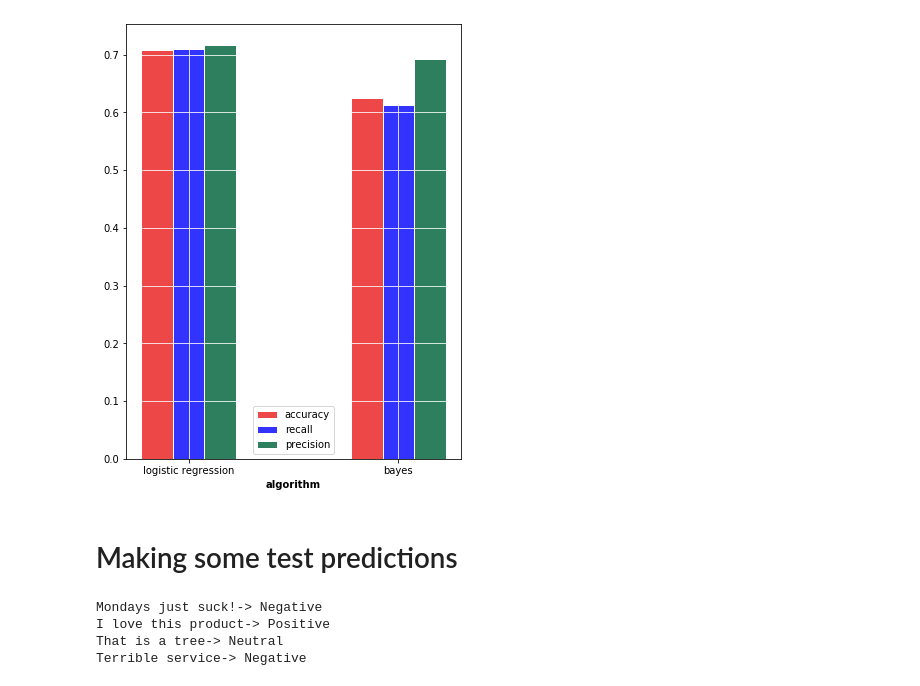
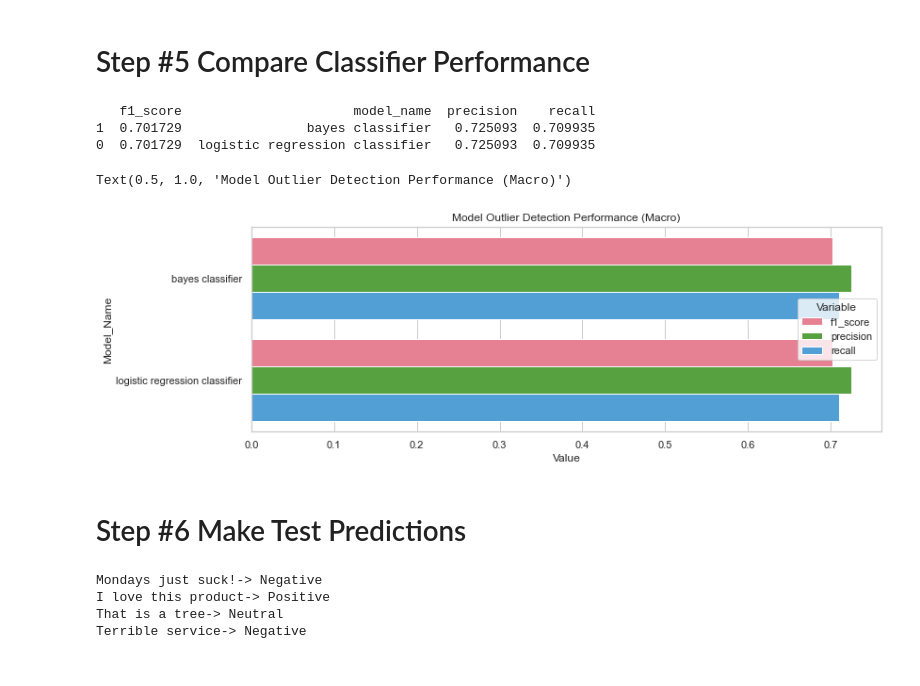
Before and after one commit to flo7up/relataly-public-python-tutorials, a Jupyter notebook: 013 Simple Sentiment Analysis using Bayes and Logistic Regression.ipynb, the cells around one changed output. Cells and saved outputs as stored; diff of their text form; code cells hidden in the pictures.

```diff
--- a/013 Simple Sentiment Analysis using Bayes and Logistic Regression.ipynb
+++ b/013 Simple Sentiment Analysis using Bayes and Logistic Regression.ipynb
@@ -167,49 +174,22 @@ weighted avg   0.693337  0.624788  0.612674  3534.000000
-# %%
-# Plotting the data
-
-# Preparing bayes classifier metrics
-bayes_precision = results_df_bayes['precision'].at['weighted avg']
-bayes_f1_score = results_df_bayes['f1-score'].at['weighted avg']
-bayes_accuracy = results_df_bayes['recall'].at['weighted avg']
-
-# Preparing logistic regression classifier metrics
-log_precision = results_df_log['precision'].at['weighted avg']
-log_f1_score = results_df_log['f1-score'].at['weighted avg']
-log_accuracy = results_df_log['recall'].at['weighted avg']
-
-# Preparing the plot
-fig, ax1 = plt.subplots(figsize=(6, 8))
-
-# set width of bar
-barWidth = 0.15
-
-# set height of bar
-accuracy = [log_accuracy, bayes_accuracy]
-f1_score = [log_f1_score, bayes_f1_score]
-precision = [log_precision, bayes_precision]
-
-# Set position of bar on X axis
-r1 = np.arange(2)
-r2 = [x + barWidth for x in r1]
-r3 = [x + barWidth for x in r2]
-
-# Make the plot
-plt.bar(r1, accuracy, color='#EE4747', width=barWidth, edgecolor='white', label='accuracy')
-plt.bar(r2, f1_score, color='#3333ff', width=barWidth, edgecolor='white', label='recall')
-plt.bar(r3, precision, color='#2d7f5e', width=barWidth, edgecolor='white', label='precision')
-
-# Add xticks on the middle of the group bars
-plt.xlabel('algorithm', fontweight='bold')
-plt.xticks([r + barWidth for r in range(len(accuracy))], ['logistic regression', 'bayes'])
-
-# Create legend & Show graphic
-plt.legend()
-plt.grid(color='white')
-plt.show()
-# %% [output]
-[figure, removed]
-# %% [markdown]
-# Making some test predictions
+# %% [markdown]
+# Step #5 Compare Classifier Performance
+# %%
+# Compare model performance
+print(performance_df)
+
+performance_df = performance_df.sort_values('model_name')
+fig, ax = plt.subplots(figsize=(12, 4))
+tidy = performance_df.melt(id_vars='model_name').rename(columns=str.title)
+sns.barplot(y='Model_Name', x='Value', hue='Variable', data=tidy, ax=ax, palette='husl',  linewidth=1, edgecolor="w")
+plt.title('Model Outlier Detection Performance (Macro)')
+# %% [output]
+   f1_score                      model_name  precision    recall
+1  0.701729                bayes classifier   0.725093  0.709935
+0  0.701729  logistic regression classifier   0.725093  0.709935
+Text(0.5, 1.0, 'Model Outlier Detection Performance (Macro)')
+[figure, added]
+# %% [markdown]
+# Step #6 Make Test Predictions
 # %%
 testphrases = ['Mondays just suck!', 'I love this product', 'That is a tree', 'Terrible service']
 for testphrase in testphrases:
```
Also changed, not shown: parts of 19 cells of this notebook.
